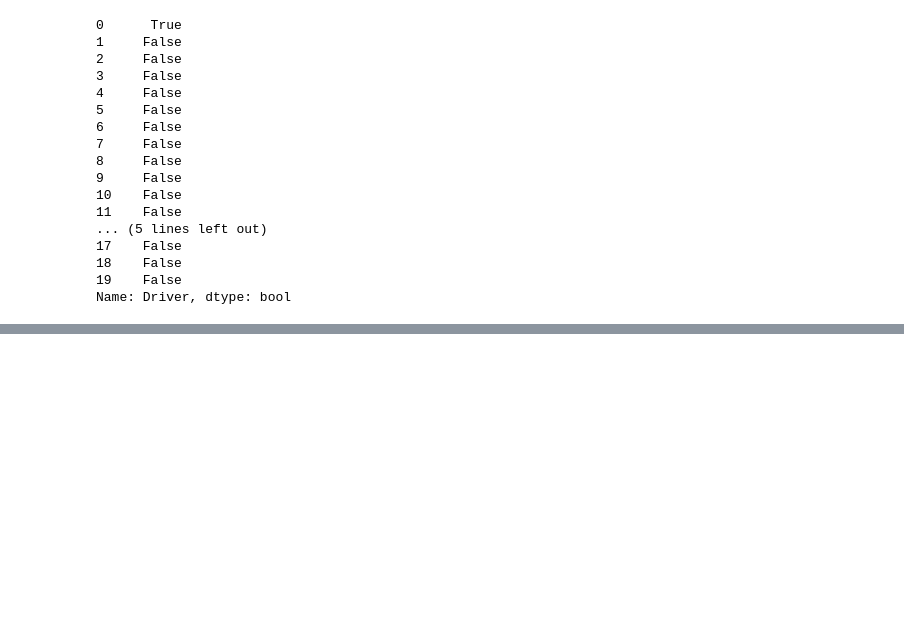
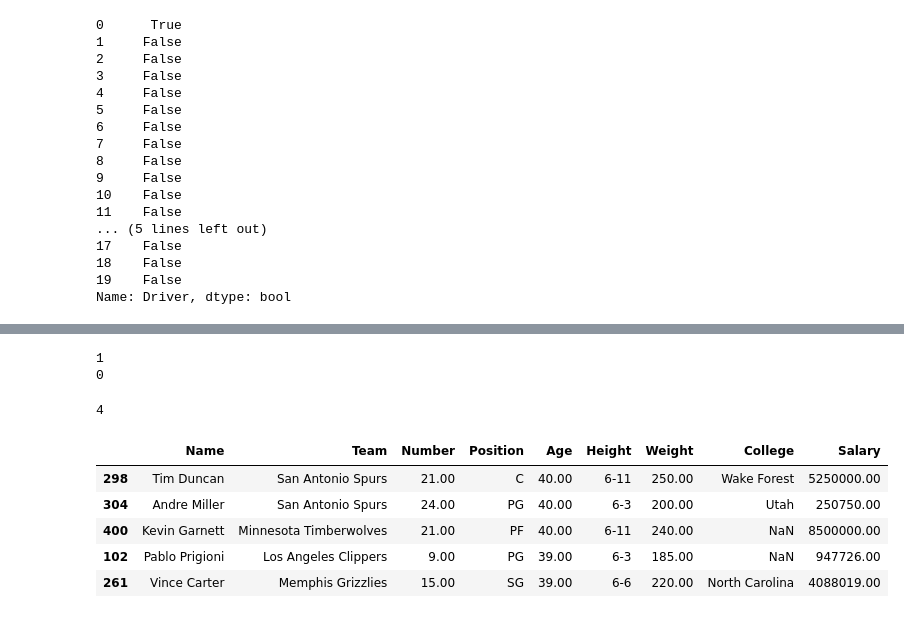
Before and after one commit to SHIVRAJSHINDE/Eda-FeatureEngineering, a Jupyter notebook: EDA/Assignment/PPTassignment-2/PandasPractice.ipynb, the cells around one changed output, grey strips where cells are left out. Drawn from its saved outputs; the diff is of its cells as text; code cells hidden in the pictures; blank space fills up the shorter version.

```diff
--- a/EDA/Assignment/PPTassignment-2/PandasPractice.ipynb
+++ b/EDA/Assignment/PPTassignment-2/PandasPractice.ipynb
@@ -1050,0 +1545,49 @@ Name: Driver, dtype: bool
+# %%
+'''Get the index of maximum value in DataFrame column'''
+
+df = pd.DataFrame({
+        'A': [1, 12, 3, 4, 5],
+        'B': ['a', 'b', 'c', 'd', 'e'],
+        'C': [1.1, '1.0', '1.3', 2, 5]})
+
+
+print(df['A'].idxmax())
+print(df['A'].idxmin())
+# %% [output]
+1
+0
+# %%
+'''Let’s insert a new row at index 0, having maximum salary and then verify.'''
+
+
+# making data frame
+
+df1 = pd.DataFrame({'Date':['10/2/2011', '11/2/2011', '12/2/2011', '13/2/2011'],
+                    'Event':['Music', 'Poetry', 'Theatre', 'Comedy'],
+                    'Cost':[10000, 5000, 15000, 2000]})
+
+df2 = pd.DataFrame({'Date':['10/2/2012'],
+                    'Event':['Music1'],
+                    'Cost':[1000000]},index=[2])
+
+
+
+df1 = pd.concat([df1,df2]).reset_index()
+
+df1['Cost'].idxmax()
+# %% [output]
+4
+# %%
+'''Get n-largest values from a particular column in Pandas DataFrame'''
+
+
+df = pd.read_csv("https://media.geeksforgeeks.org/wp-content/uploads/nba.csv")
+df
+df.nlargest(5,['Age'])
+# %% [output]
+|  | Name | Team | Number | Position | Age | Height | Weight | College | Salary |
+| 298 | Tim Duncan | San Antonio Spurs | 21.00 | C | 40.00 | 6-11 | 250.00 | Wake Forest | 5250000.00 |
+| 304 | Andre Miller | San Antonio Spurs | 24.00 | PG | 40.00 | 6-3 | 200.00 | Utah | 250750.00 |
+| 400 | Kevin Garnett | Minnesota Timberwolves | 21.00 | PF | 40.00 | 6-11 | 240.00 | NaN | 8500000.00 |
+| 102 | Pablo Prigioni | Los Angeles Clippers | 9.00 | PG | 39.00 | 6-3 | 185.00 | NaN | 947726.00 |
+| 261 | Vince Carter | Memphis Grizzlies | 15.00 | SG | 39.00 | 6-6 | 220.00 | North Carolina | 4088019.00 |
```
Also changed, not shown: parts of 31 cells of this notebook.
